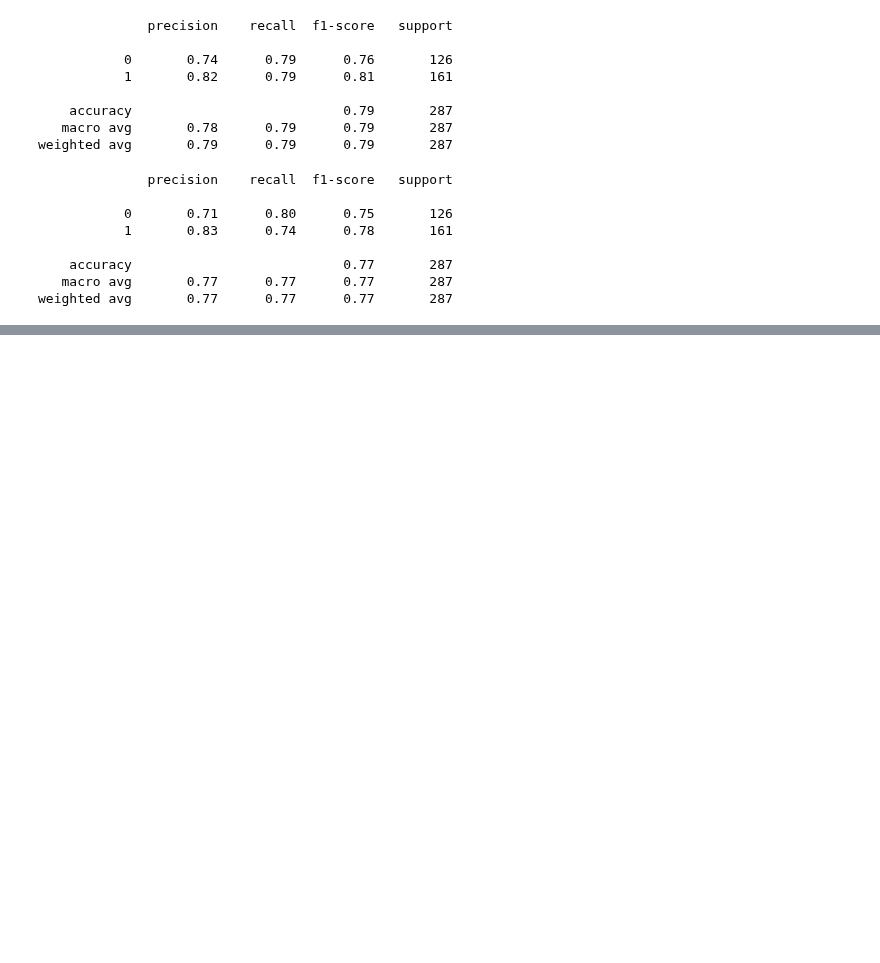
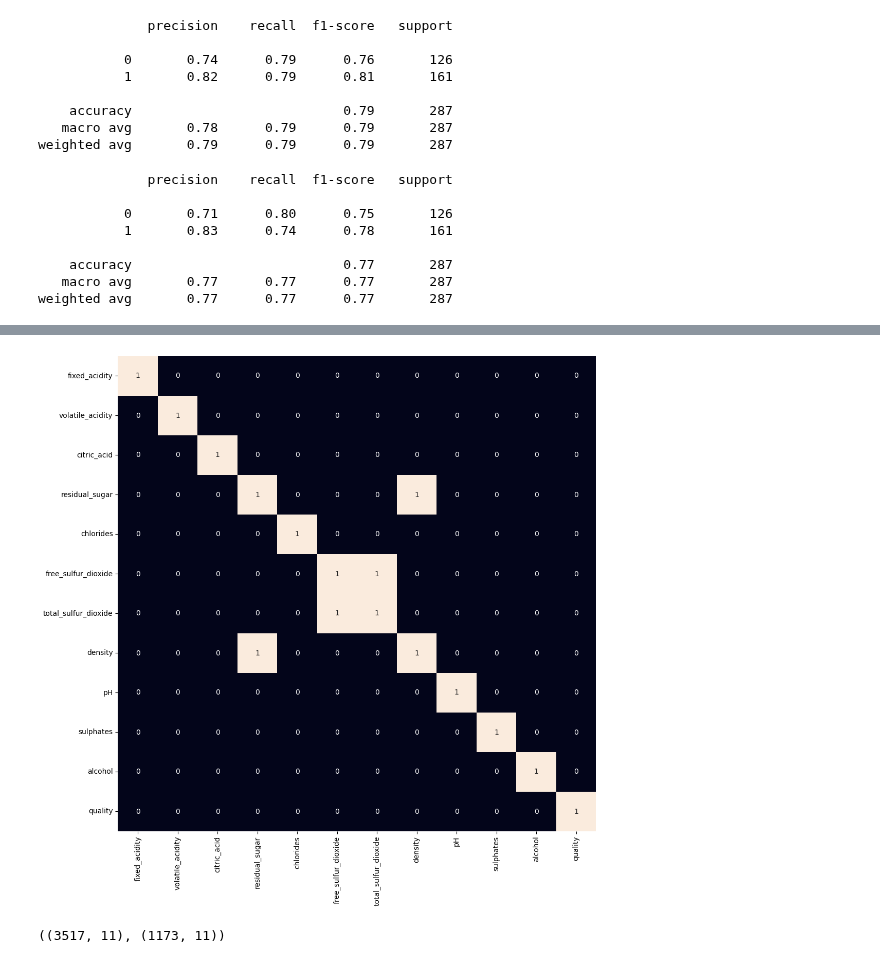
Before and after one commit to nmdollhopf/team1_wine_project, a Jupyter notebook: Wine_ML.ipynb, the cells around one changed output, grey strips where cells are left out. Drawn from its saved outputs; the diff is of its cells as text; code cells hidden in the pictures; blank space fills up the shorter version.

```diff
--- a/Wine_ML.ipynb
+++ b/Wine_ML.ipynb
@@ -238,0 +265,10 @@ weighted avg       0.77      0.77      0.77       287
+# %%
+# Look for redundant features (corr>0.65)
+
+#changed to 0.65 for white wine
+
+plt.figure(figsize=(12, 12))
+sb.heatmap(White_df.corr() > 0.6, annot=True, cbar=False)
+plt.show()
+# %% [output]
+[figure, added]
@@ -238,0 +286,11 @@ weighted avg       0.77      0.77      0.77       287
+# %%
+#Split data into training and test/validation (80/20)
+
+
+y = White_df['best quality'] #target
+X = White_df.drop(['quality', 'best quality'], axis=1) #features
+
+X_train, X_test, y_train, y_test = train_test_split(X, y, test_size=0.25, random_state=40)
+X_train.shape, X_test.shape
+# %% [output]
+((3517, 11), (1173, 11))
```
Also changed, not shown: parts of 14 cells of this notebook.
